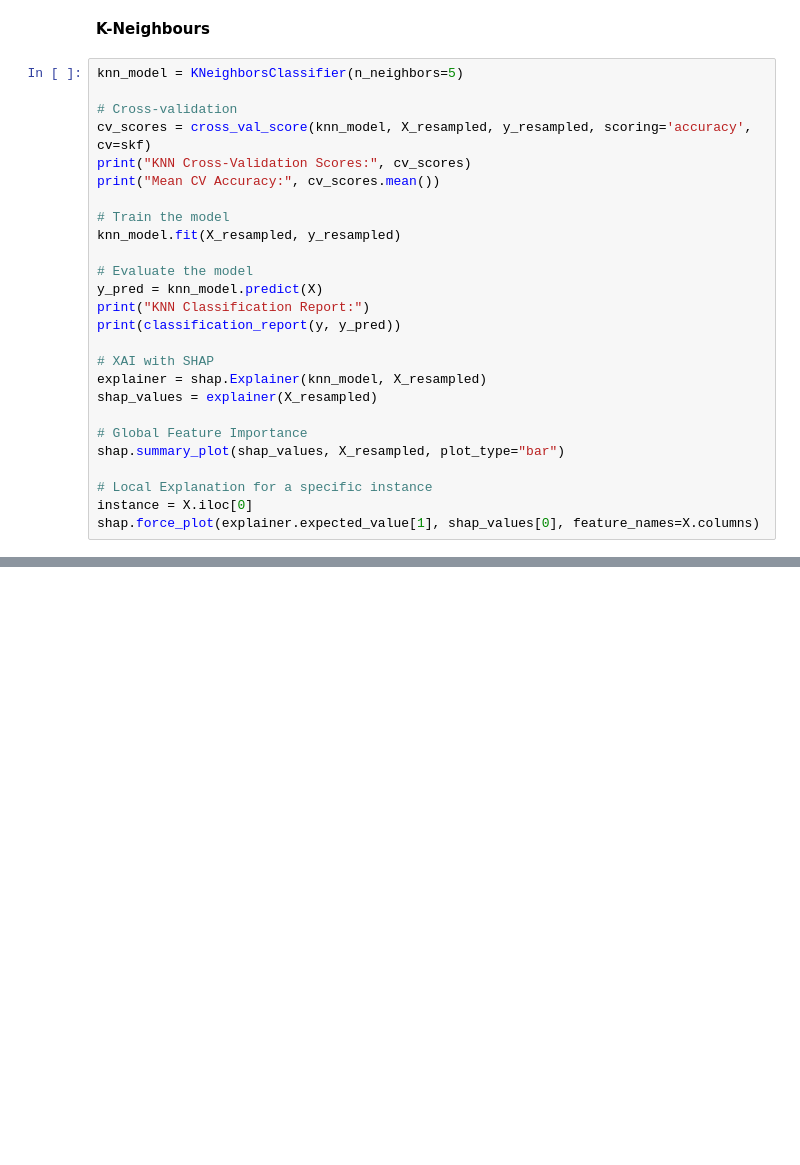
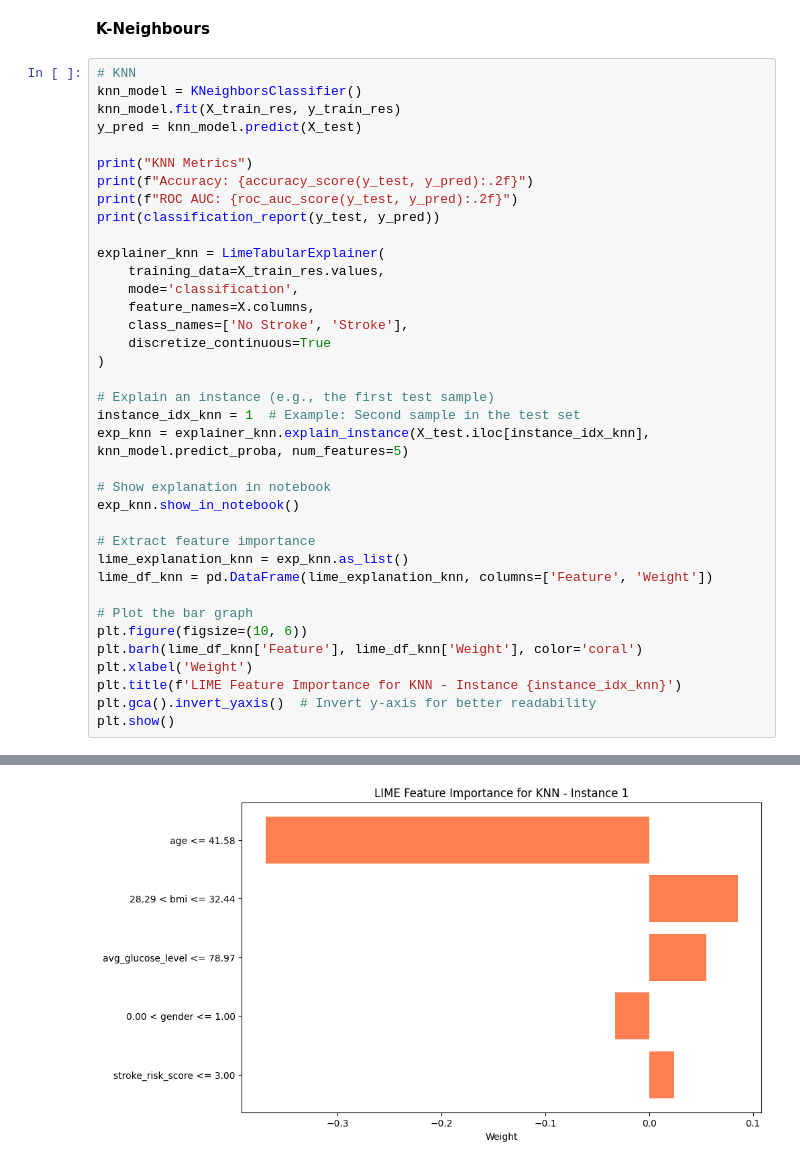
Before and after one commit to zen-0wl/XAl-on-healthcare-diagnostics, a Jupyter notebook: version_2.0/XAI_tabular.ipynb, the cells around one changed output, grey strips where cells are left out. Saved outputs shown, nothing was run; the diff lists cells and outputs as text; blank space fills up the shorter version.

```diff
--- a/version_2.0/XAI_tabular.ipynb
+++ b/version_2.0/XAI_tabular.ipynb
@@ -231,28 +259,40 @@ shap.force_plot(explainer.expected_value[1], shap_values[0], feature_names=X.col
 # %% [markdown]
 <font color="bluegrey" size=+1.0><b>K-Neighbours</b></font>
-# %%
-knn_model = KNeighborsClassifier(n_neighbors=5)
-
-# Cross-validation
-cv_scores = cross_val_score(knn_model, X_resampled, y_resampled, scoring='accuracy', cv=skf)
-print("KNN Cross-Validation Scores:", cv_scores)
-print("Mean CV Accuracy:", cv_scores.mean())
-
-# Train the model
-knn_model.fit(X_resampled, y_resampled)
-
-# Evaluate the model
-y_pred = knn_model.predict(X)
-print("KNN Classification Report:")
-print(classification_report(y, y_pred))
-
-# XAI with SHAP
-explainer = shap.Explainer(knn_model, X_resampled)
-shap_values = explainer(X_resampled)
-
-# Global Feature Importance
-shap.summary_plot(shap_values, X_resampled, plot_type="bar")
-
-# Local Explanation for a specific instance
-instance = X.iloc[0]
-shap.force_plot(explainer.expected_value[1], shap_values[0], feature_names=X.columns)
+# %%
+# KNN
+knn_model = KNeighborsClassifier()
+knn_model.fit(X_train_res, y_train_res)
+y_pred = knn_model.predict(X_test)
+
+print("KNN Metrics")
+print(f"Accuracy: {accuracy_score(y_test, y_pred):.2f}")
+print(f"ROC AUC: {roc_auc_score(y_test, y_pred):.2f}")
+print(classification_report(y_test, y_pred))
+
+explainer_knn = LimeTabularExplainer(
+    training_data=X_train_res.values,
+    mode='classification',
+    feature_names=X.columns,
+    class_names=['No Stroke', 'Stroke'],
+    discretize_continuous=True
+)
+
+# Explain an instance (e.g., the first test sample)
+instance_idx_knn = 1  # Example: Second sample in the test set
+exp_knn = explainer_knn.explain_instance(X_test.iloc[instance_idx_knn], knn_model.predict_proba, num_features=5)
+
+# Show explanation in notebook
+exp_knn.show_in_notebook()
+
+# Extract feature importance
+lime_explanation_knn = exp_knn.as_list()
+lime_df_knn = pd.DataFrame(lime_explanation_knn, columns=['Feature', 'Weight'])
+
+# Plot the bar graph
+plt.figure(figsize=(10, 6))
+plt.barh(lime_df_knn['Feature'], lime_df_knn['Weight'], color='coral')
+plt.xlabel('Weight')
+plt.title(f'LIME Feature Importance for KNN - Instance {instance_idx_knn}')
+plt.gca().invert_yaxis()  # Invert y-axis for better readability
+plt.show()
+# %% [output]
@@ -258,0 +311 @@ shap.force_plot(explainer.expected_value[1], shap_values[0], feature_names=X.col
+[figure, added]
```
Also changed, not shown: parts of 11 cells of this notebook, 3 other files.
